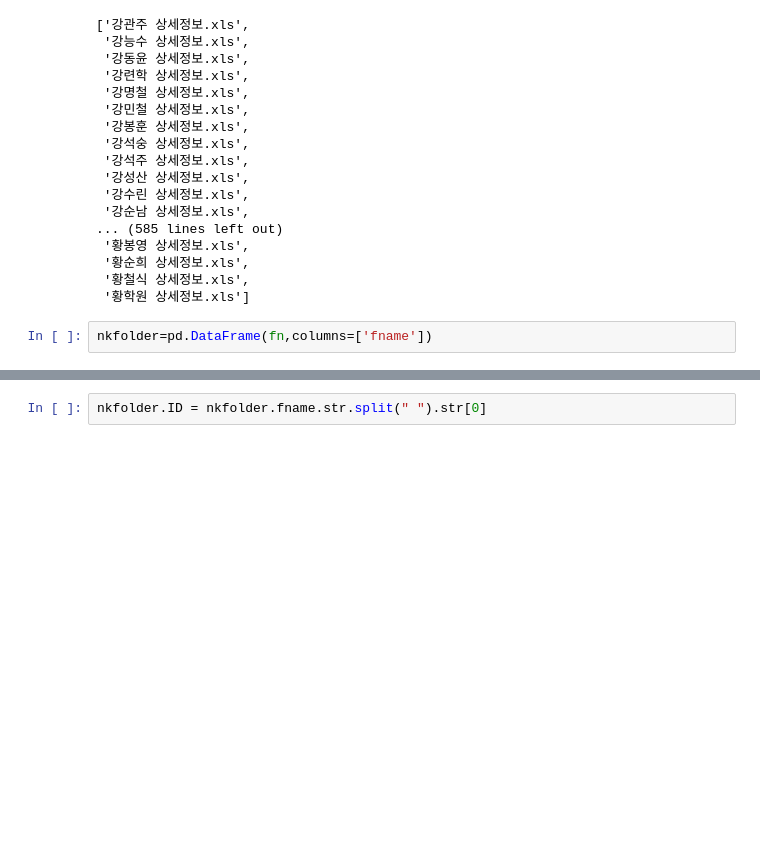
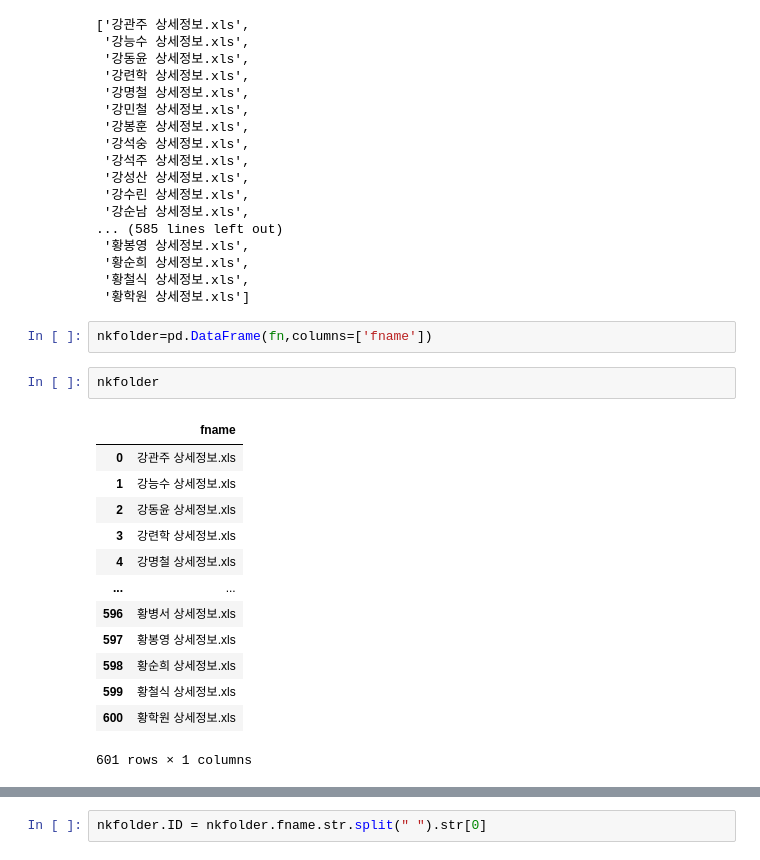
Before and after one commit to seouljake/nkelites, a Jupyter notebook: scripts/1_compare elites in folder an list.ipynb, the cells around one changed output, grey strips where cells are left out. Cells and saved outputs as stored; diff of their text form; blank space fills up the shorter version.

```diff
--- a/scripts/1_compare elites in folder an list.ipynb
+++ b/scripts/1_compare elites in folder an list.ipynb
@@ -105,6 +98,22 @@ fn
  '황학원 상세정보.xls']
 # %%
 nkfolder=pd.DataFrame(fn,columns=['fname'])
+# %%
+nkfolder
+# %% [output]
+|  | fname |
+| 0 | 강관주 상세정보.xls |
+| 1 | 강능수 상세정보.xls |
+| 2 | 강동윤 상세정보.xls |
+| 3 | 강련학 상세정보.xls |
+| 4 | 강명철 상세정보.xls |
+| ... | ... |
+| 596 | 황병서 상세정보.xls |
+| 597 | 황봉영 상세정보.xls |
+| 598 | 황순희 상세정보.xls |
+| 599 | 황철식 상세정보.xls |
+| 600 | 황학원 상세정보.xls |
+601 rows × 1 columns
 # %%
 nkfolder["ID"]=""
 nkfolder
```
Also changed, not shown: parts of 14 cells of this notebook.
